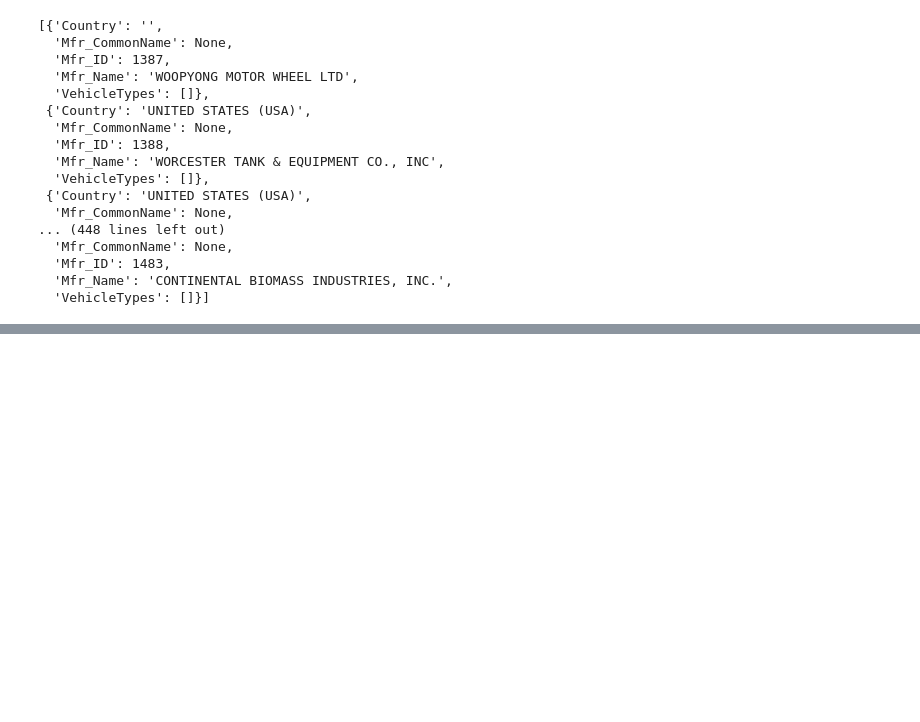
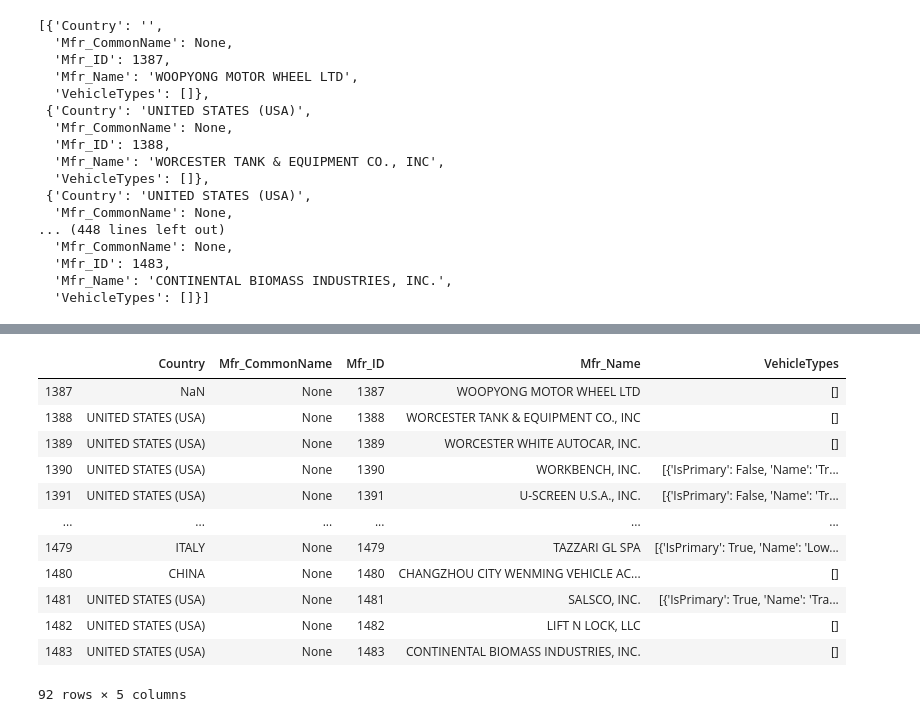
Before and after one commit to michaelmicheal/PythonVehicleAPIWrapper, a Jupyter notebook: demo.ipynb, the cells around one changed output, grey strips where cells are left out. Cells and saved outputs as stored; diff of their text form; code cells hidden in the pictures; blank space fills up the shorter version.

```diff
--- a/demo.ipynb
+++ b/demo.ipynb
@@ -477,0 +473,17 @@ manufacturers.get_df()
+# %%
+# Getting full raw data df not dropping nan
+manufacturers.get_df(raw=True, drop_na=False)
+# %% [output]
+|  | Country | Mfr_CommonName | Mfr_ID | Mfr_Name | VehicleTypes |
+| 1387 | NaN | None | 1387 | WOOPYONG MOTOR WHEEL LTD | [] |
+| 1388 | UNITED STATES (USA) | None | 1388 | WORCESTER TANK & EQUIPMENT CO., INC | [] |
+| 1389 | UNITED STATES (USA) | None | 1389 | WORCESTER WHITE AUTOCAR, INC. | [] |
+| 1390 | UNITED STATES (USA) | None | 1390 | WORKBENCH, INC. | [{'IsPrimary': False, 'Name': 'Tr... |
+| 1391 | UNITED STATES (USA) | None | 1391 | U-SCREEN U.S.A., INC. | [{'IsPrimary': False, 'Name': 'Tr... |
+| ... | ... | ... | ... | ... | ... |
+| 1479 | ITALY | None | 1479 | TAZZARI GL SPA | [{'IsPrimary': True, 'Name': 'Low... |
+| 1480 | CHINA | None | 1480 | CHANGZHOU CITY WENMING VEHICLE AC... | [] |
+| 1481 | UNITED STATES (USA) | None | 1481 | SALSCO, INC. | [{'IsPrimary': True, 'Name': 'Tra... |
+| 1482 | UNITED STATES (USA) | None | 1482 | LIFT N LOCK, LLC | [] |
+| 1483 | UNITED STATES (USA) | None | 1483 | CONTINENTAL BIOMASS INDUSTRIES, INC. | [] |
+92 rows × 5 columns
```
Also changed, not shown: parts of 60 cells of this notebook, 5 other files.
